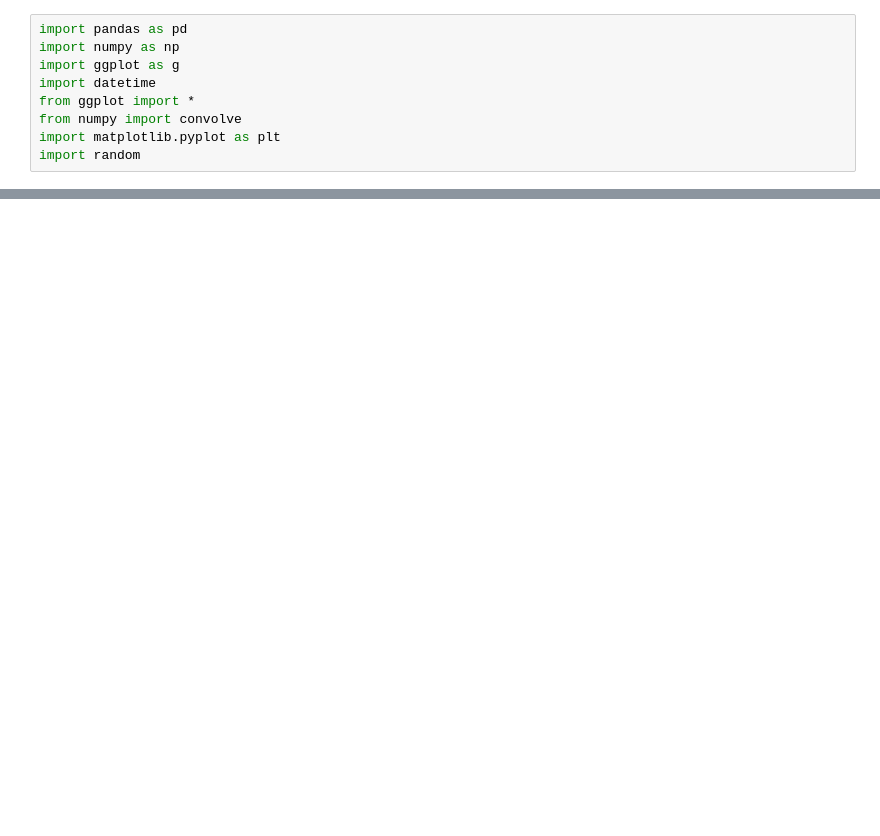
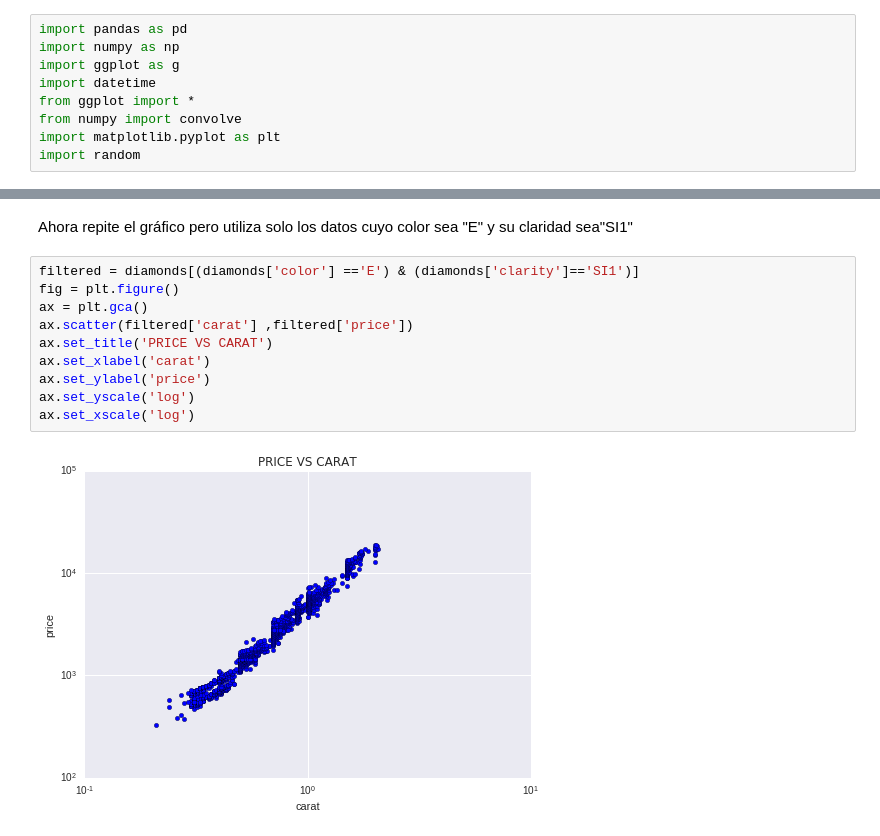
Before and after one commit to amarino5/Master-BigData-CIFF-2016, a Jupyter notebook: entornos-DS-python/Proyecto-DS-Parte2.ipynb, the cells around one changed output, grey strips where cells are left out. Drawn from its saved outputs; the diff is of its cells as text; blank space fills up the shorter version.

```diff
--- a/entornos-DS-python/Proyecto-DS-Parte2.ipynb
+++ b/entornos-DS-python/Proyecto-DS-Parte2.ipynb
@@ -50,0 +73,14 @@ TypeError: unsupported operand type(s) for +: 'ggplot' and 'ggplot'
+# %% [markdown]
+Ahora repite el gráfico pero utiliza solo los datos cuyo color sea "E" y su claridad sea"SI1"
+# %%
+filtered = diamonds[(diamonds['color'] =='E') & (diamonds['clarity']=='SI1')]
+fig = plt.figure()
+ax = plt.gca()
+ax.scatter(filtered['carat'] ,filtered['price'])
+ax.set_title('PRICE VS CARAT')
+ax.set_xlabel('carat')
+ax.set_ylabel('price')
+ax.set_yscale('log')
+ax.set_xscale('log')
+# %% [output]
+[figure, added]
```
Also changed, not shown: parts of 22 cells of this notebook, 15 other files.
